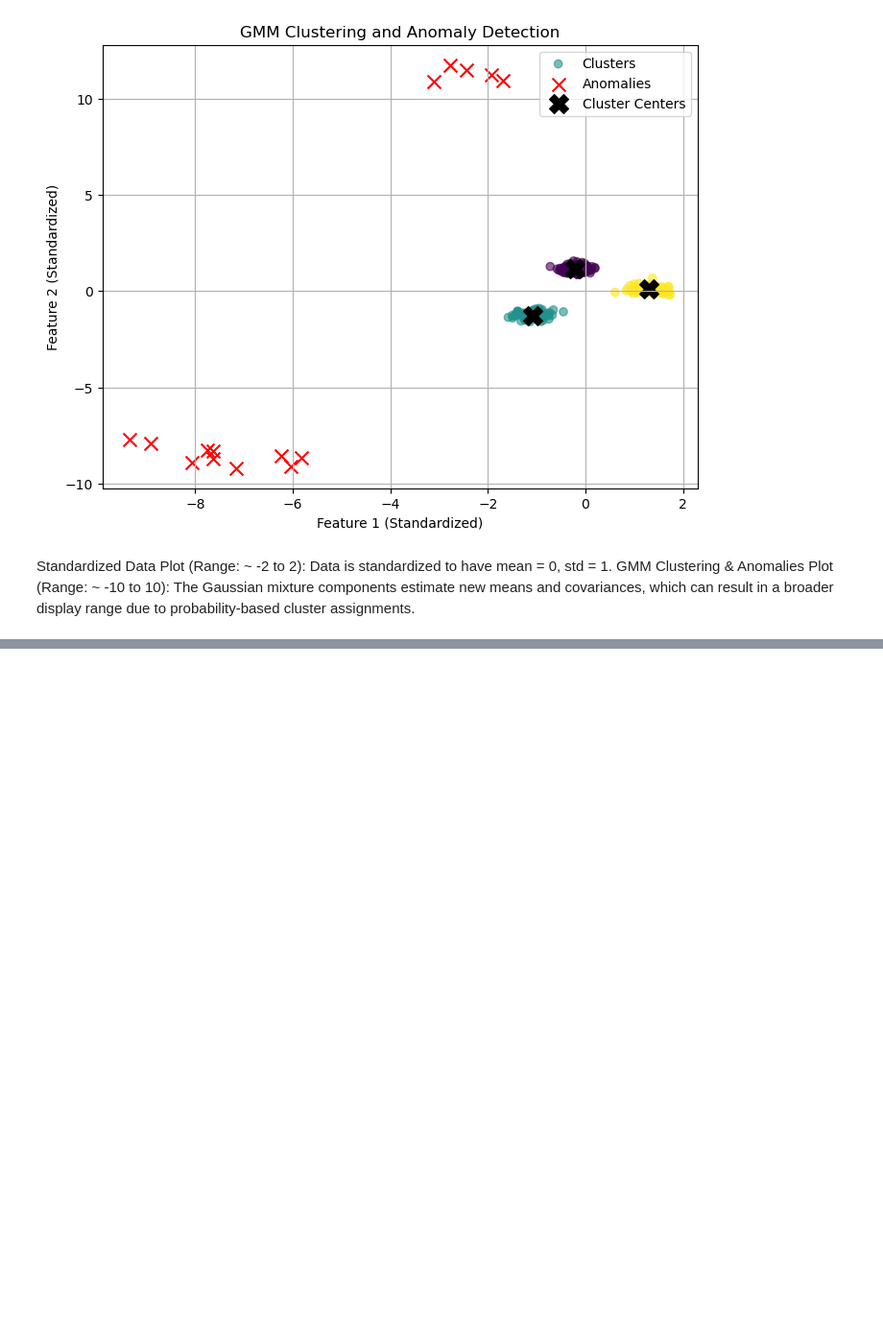
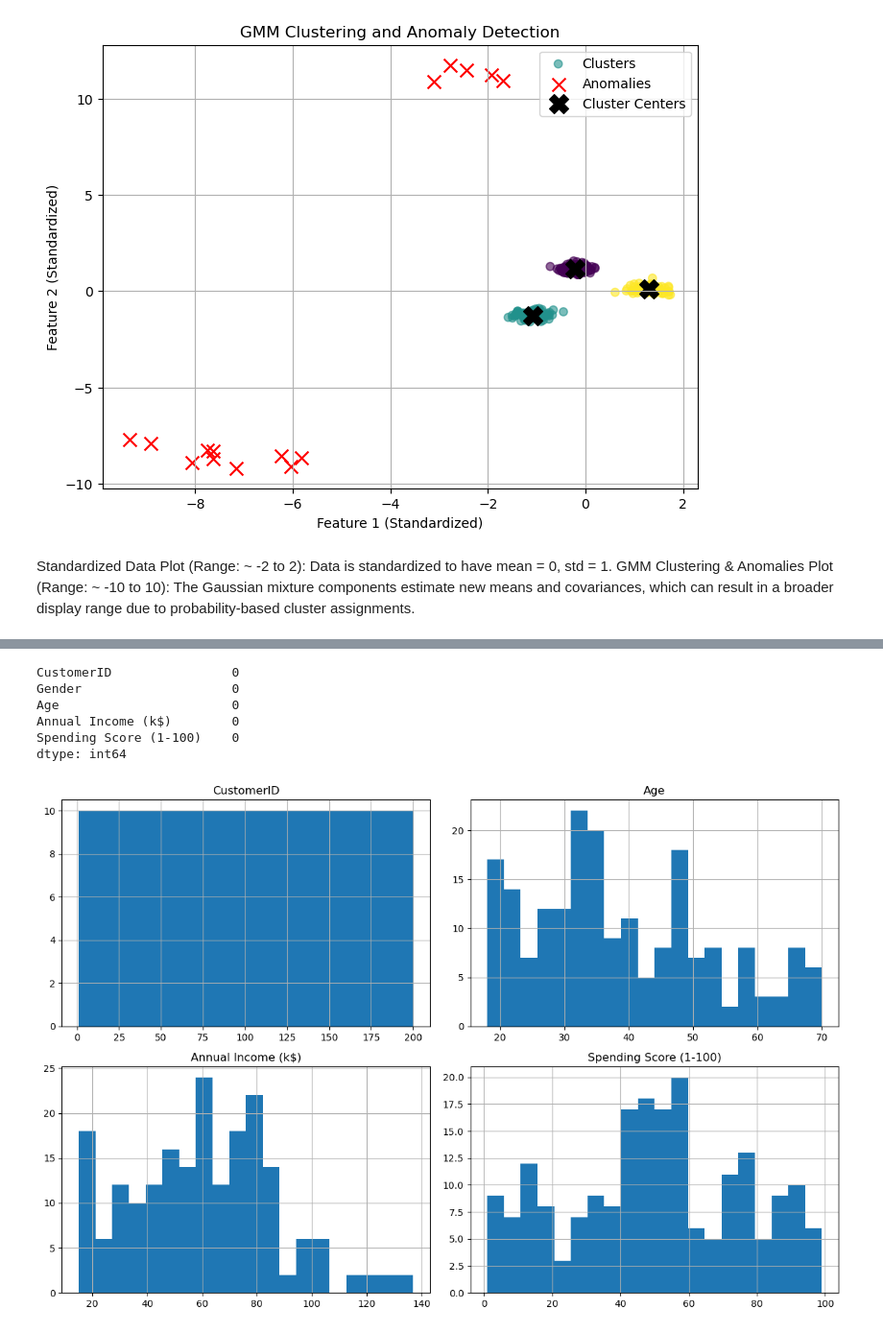
Before and after one commit to Gyrith/Machine-Learning-Models, a Jupyter notebook: Unsupervised Learning/Gaussian Mixture Models (GMM).ipynb, the cells around one changed output, grey strips where cells are left out. Shown at 96% size. Saved outputs shown, nothing was run; the diff lists cells and outputs as text; code cells hidden in the pictures; blank space fills up the shorter version.

```diff
--- a/Unsupervised Learning/Gaussian Mixture Models (GMM).ipynb
+++ b/Unsupervised Learning/Gaussian Mixture Models (GMM).ipynb
@@ -107,0 +160,5 @@ GMM Clustering & Anomalies Plot (Range: ~ -10 to 10): The Gaussian mixture compo
+# %%
+# load dataset
+mall_df = pd.read_csv("../Datasets/Mall_Customers.csv")
+print(mall_df.shape)
+mall_df.head()
@@ -107,0 +200,16 @@ GMM Clustering & Anomalies Plot (Range: ~ -10 to 10): The Gaussian mixture compo
+# %%
+mall_df.isnull().sum()
+# %% [output]
+CustomerID                0
+Gender                    0
+Age                       0
+Annual Income (k$)        0
+Spending Score (1-100)    0
+dtype: int64
+# %%
+# distributions
+mall_df.hist(figsize=(12, 8), bins=20)
+plt.tight_layout()
+plt.show()
+# %% [output]
+[figure, added]
```
Also changed, not shown: parts of 24 cells of this notebook.
